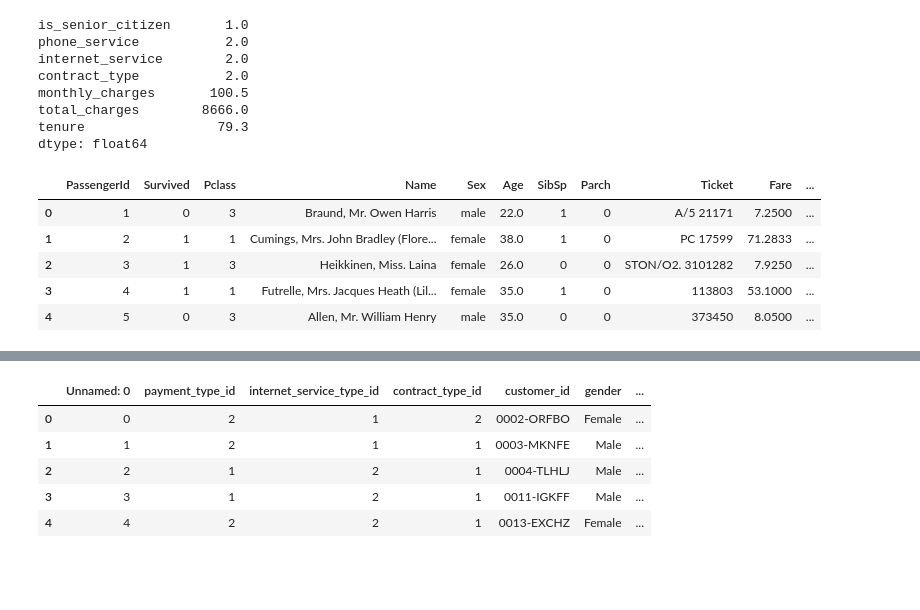
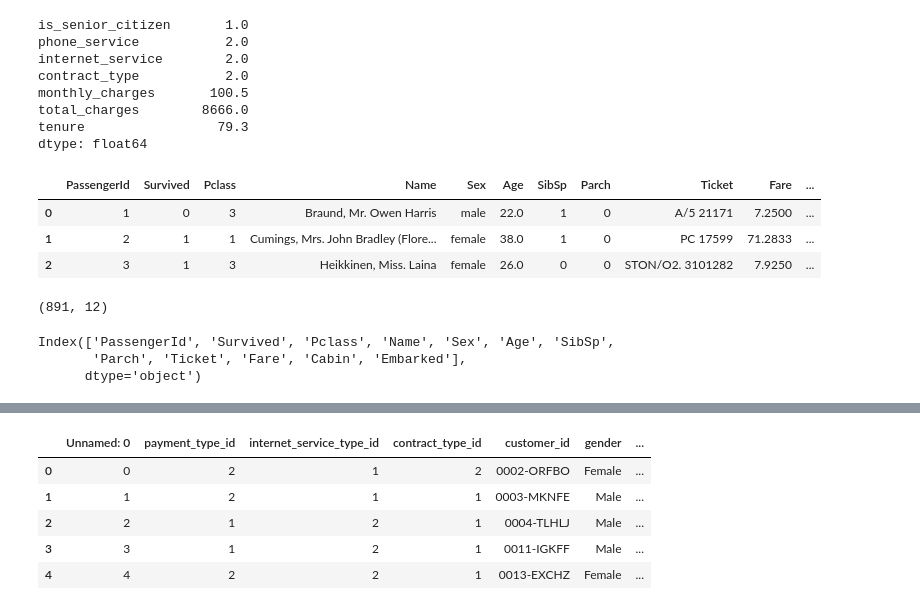
Before and after one commit to lochlynlaskowski/classification-exercises, a Jupyter notebook: classification_exercises..ipynb, the cells around one changed output, grey strips where cells are left out. Cells and saved outputs as stored; diff of their text form; code cells hidden in the pictures; blank space fills up the shorter version.

```diff
--- a/classification_exercises..ipynb
+++ b/classification_exercises..ipynb
@@ -135,14 +135,22 @@ dtype: float64
 # %%
 sheet_url = 'https://docs.google.com/spreadsheets/d/1Uhtml8KY19LILuZsrDtlsHHDC9wuDGUSe8LTEwvdI5g/edit#gid=341089357'
 
 csv_export_url = sheet_url.replace('/edit#gid=', '/export?format=csv&gid=')
 
 df_google = pd.read_csv(csv_export_url)
-df_google.head()
+df_google.head(3)
 # %% [output]
 |  | PassengerId | Survived | Pclass | Name | Sex | Age | SibSp | Parch | Ticket | Fare | ... |
 | 0 | 1 | 0 | 3 | Braund, Mr. Owen Harris | male | 22.0 | 1 | 0 | A/5 21171 | 7.2500 | ... |
 | 1 | 2 | 1 | 1 | Cumings, Mrs. John Bradley (Flore... | female | 38.0 | 1 | 0 | PC 17599 | 71.2833 | ... |
 | 2 | 3 | 1 | 3 | Heikkinen, Miss. Laina | female | 26.0 | 0 | 0 | STON/O2. 3101282 | 7.9250 | ... |
-| 3 | 4 | 1 | 1 | Futrelle, Mrs. Jacques Heath (Lil... | female | 35.0 | 1 | 0 | 113803 | 53.1000 | ... |
-| 4 | 5 | 0 | 3 | Allen, Mr. William Henry | male | 35.0 | 0 | 0 | 373450 | 8.0500 | ... |
+# %%
+df_google.shape
+# %% [output]
+(891, 12)
+# %%
+df_google.columns
+# %% [output]
+Index(['PassengerId', 'Survived', 'Pclass', 'Name', 'Sex', 'Age', 'SibSp',
+       'Parch', 'Ticket', 'Fare', 'Cabin', 'Embarked'],
+      dtype='object')
```
Also changed, not shown: parts of 45 cells of this notebook, 3 other files.
